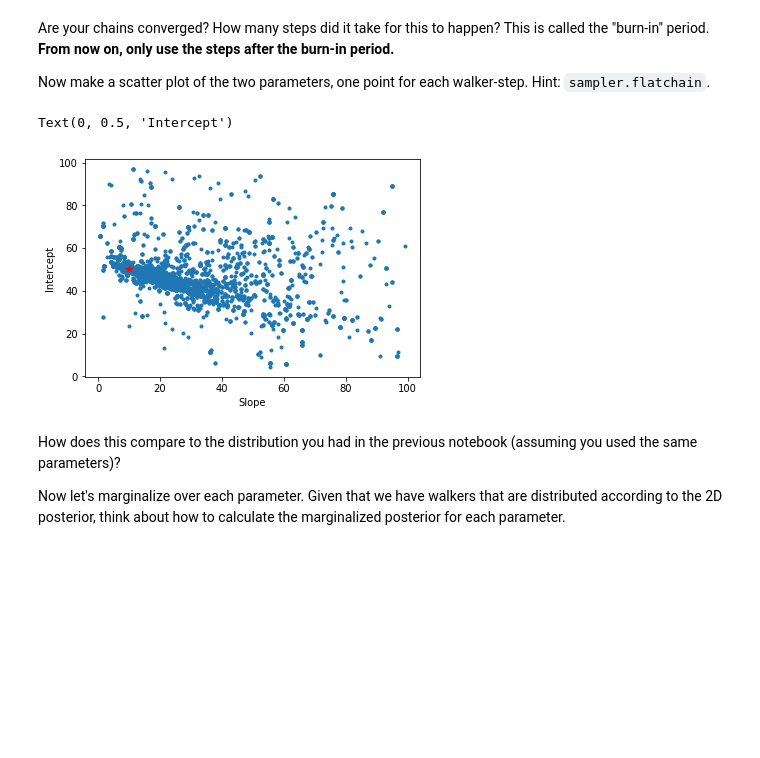
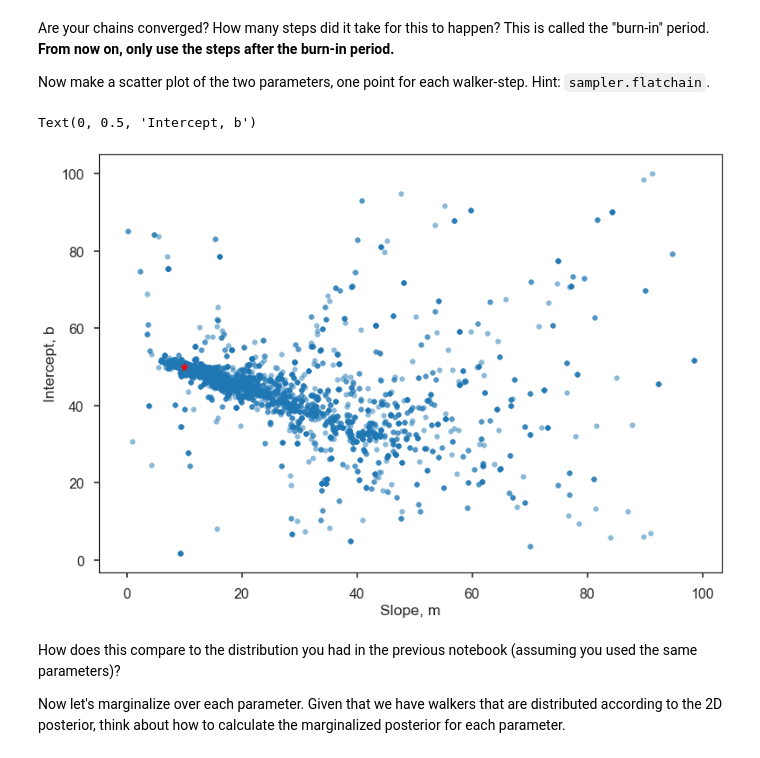
Before and after one commit to griffin-h/fitting-tutorial, a Jupyter notebook: mcmc_line_fitting_solutions.ipynb, the cells around one changed output. Saved outputs shown, nothing was run; the diff lists cells and outputs as text; code cells hidden in the pictures; blank space fills up the shorter version.

Commit message:
add some more descriptive text/eqns and rename some things

```diff
--- a/mcmc_line_fitting_solutions.ipynb
+++ b/mcmc_line_fitting_solutions.ipynb
@@ -9,6 +9,7 @@ import emcee
 import corner
 
 %matplotlib inline
+plt.style.use(['seaborn-poster','seaborn-ticks'])
 # %% [markdown]
 ## Generate Some Fake Data
 Choose a slope $m$, intercept $b$, and scatter $\sigma$, and generate $N$ random points using the `np.random` module. Plot the results to see what your data look like. Our goal is to recover the parameters defined here. (Hint: this section is identical to the previous notebook.)
@@ -83,8 +84,8 @@ def log_likelihood(theta, x, y, dy):
         Natural log of the likelihood function
     """
 
-    y_fit = theta[0] * x + theta[1]
-    chi2 = (y - y_fit)**2. / (2. * dy**2.) + np.log(dy)
+    y_mod = theta[0] * x + theta[1]
+    chi2 = (y - y_mod)**2. / (2. * dy**2.) + np.log(dy)
     ln_like = -np.sum(chi2)
     return ln_like
 
@@ -127,11 +128,16 @@ Now that the `EnsembleSampler` object is initialized, all you need to do is run
 # %%
 n_steps = 10000
 
+# setup random initial guesses for the starting positions
 m_random = np.random.rand(n_walkers) * (m_max - m_min) + m_min
 b_random = np.random.rand(n_walkers) * (b_max - b_min) + b_min
 initial_guesses = np.array([m_random, b_random]).T
 
-sampler.run_mcmc(initial_guesses, n_steps);
+# initialize the sampler
+sampler = emcee.EnsembleSampler(n_walkers, n_params, log_posterior, args=args) # run here so it doesn't add new samples
+
+# run!
+sampler.run_mcmc(initial_guesses, n_steps, progress=True);
 # %% [markdown]
 ## Plot the Results
 First make a plot of the walker positions (value of each parameter) at each step. Write a function to do this, since you'll be using it a lot.
@@ -183,13 +189,13 @@ Are your chains converged? How many steps did it take for this to happen? This i
 
 Now make a scatter plot of the two parameters, one point for each walker-step. Hint: `sampler.flatchain`.
 # %%
-plt.scatter(sampler.flatchain[n_burn:, 0], sampler.flatchain[n_burn:, 1], marker='.')
+plt.scatter(sampler.flatchain[n_burn:, 0], sampler.flatchain[n_burn:, 1], marker='.', alpha=0.5)
 plt.plot(m, b, 'r*')
-plt.xlabel('Slope')
-plt.ylabel('Intercept')
+plt.xlabel('Slope, m')
+plt.ylabel('Intercept, b')
 # %% [output]
-Text(0, 0.5, 'Intercept')
+Text(0, 0.5, 'Intercept, b')
-[figure, old version]
+[figure, new version]
 # %% [markdown]
 How does this compare to the distribution you had in the previous notebook (assuming you used the same parameters)?
 
```
Also changed, not shown: parts of 8 cells of this notebook, 3 other files.
